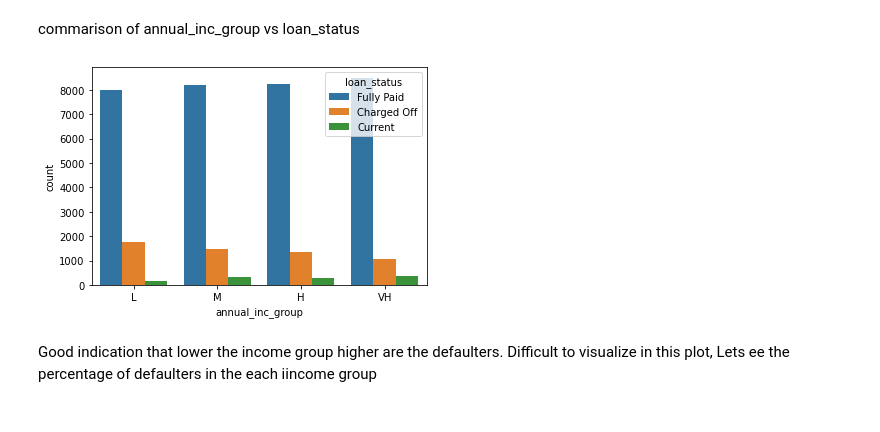
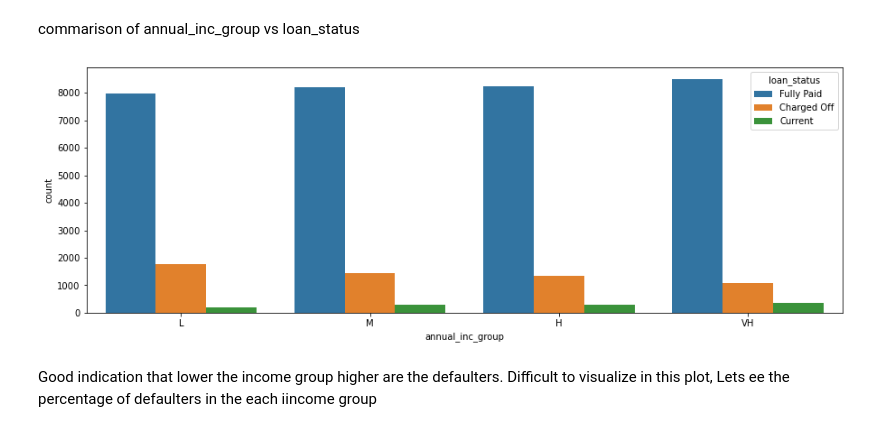
Before and after one commit to vivekprahlada/Lending_club, a Jupyter notebook: Lending_club/Lender_club_usecase.ipynb, the cells around one changed output. Cells and saved outputs as stored; diff of their text form; code cells hidden in the pictures.

```diff
--- a/Lending_club/Lender_club_usecase.ipynb
+++ b/Lending_club/Lender_club_usecase.ipynb
@@ -418,4 +420,0 @@ month
-# %%
-df_clean["earliest_cr_line_year"] =  df_clean["earliest_cr_line"].apply(formating_date).str[0]
-# %%
-df_clean["earliest_cr_line_mon"] =  df_clean["earliest_cr_line"].apply(formating_date).str[1]
@@ -1077,4 +970,2 @@ Removal of % char int the column to make it numerical
 # %%
 df_clean = df_clean[~(df_clean["funded_amnt_inv"] ==  6592.91596)]
-# %%
-df_clean["revol_util"] = df_clean["revol_util"].astype(str).apply(lambda x:x[0:-1])
@@ -1083,2 +971,0 @@ Since the NA values are less it is imputed with the mode value of the data
-# %%
-df_clean["revol_util"] = df_clean["revol_util"].apply(lambda x: 0.0 if x=='na' else float(x))
@@ -1212,10 +1084,11 @@ Name: annual_inc_group, dtype: int64
 # %% [markdown]
 commarison of annual_inc_group vs loan_status
 # %%
+plt.figure(figsize=(15,5))
 sns.countplot(x=df_clean["annual_inc_group"],hue=df_clean["loan_status"])
 plt.show()
 # %% [output]
-[figure, old version]
+[figure, new version]
 # %% [markdown]
 Good indication that lower the income group higher are the defaulters. Difficult to visualize in this plot, Lets ee the percentage of defaulters in the each iincome group
 # %%
```
Also changed, not shown: parts of 221 cells of this notebook.
